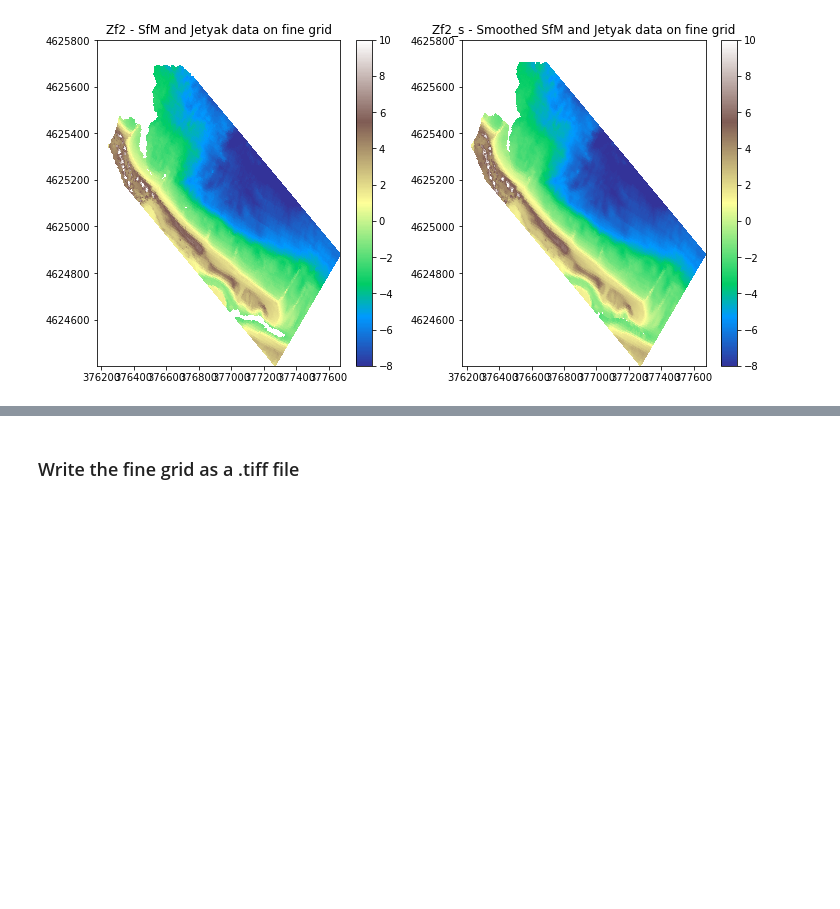
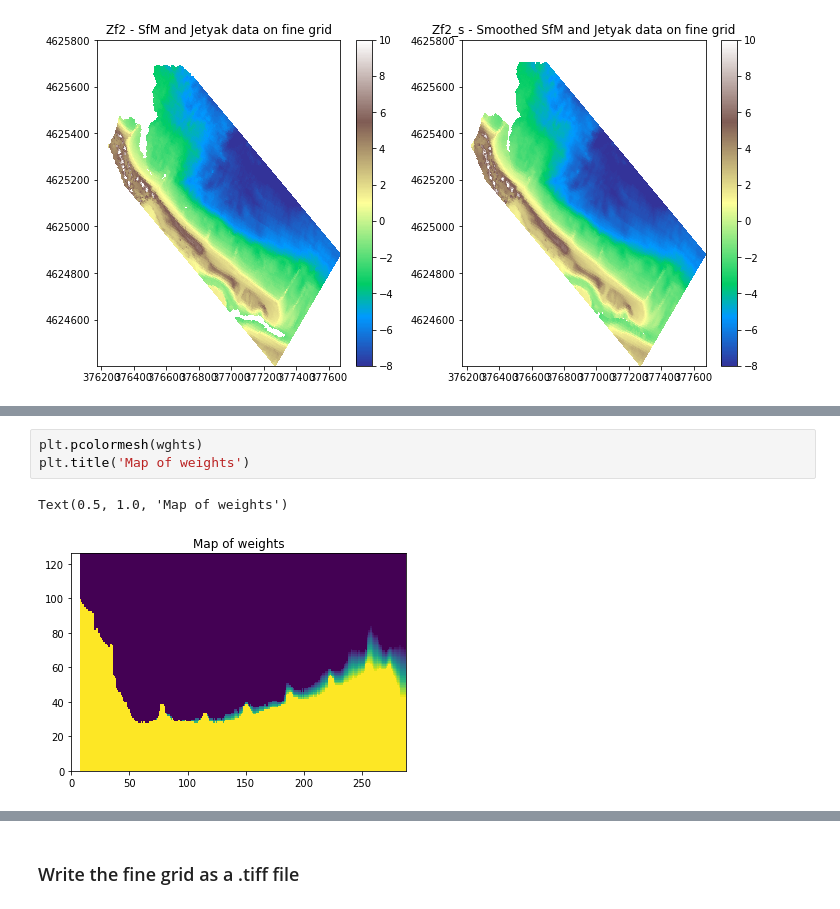
Before and after one commit to csherwood-usgs/CCBay, a Jupyter notebook: CCBay_grid_v4.ipynb, the cells around one changed output, grey strips where cells are left out. Cells and saved outputs as stored; diff of their text form; blank space fills up the shorter version.

```diff
--- a/CCBay_grid_v4.ipynb
+++ b/CCBay_grid_v4.ipynb
@@ -671,0 +738,6 @@ Smoothing with kernel size (5, 5)
+# %%
+plt.pcolormesh(wghts)
+plt.title('Map of weights')
+# %% [output]
+Text(0.5, 1.0, 'Map of weights')
+[figure, added]
```
Also changed, not shown: parts of 14 cells of this notebook, 1 other file.
